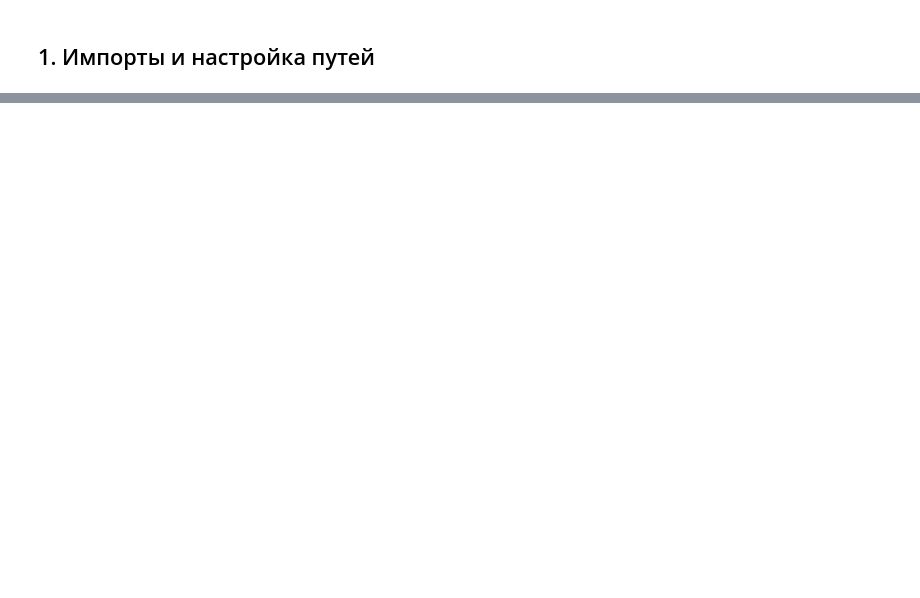
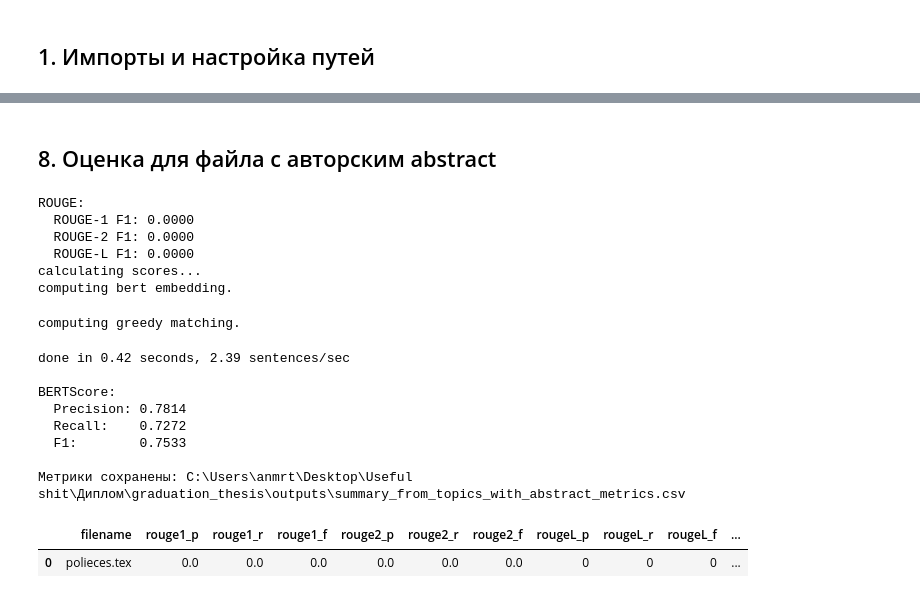
Before and after one commit to AnastasiyaMartynova/graduation_thesis, a Jupyter notebook: 06_summarization.ipynb, the cells around one changed output, grey strips where cells are left out. Saved outputs shown, nothing was run; the diff lists cells and outputs as text; code cells hidden in the pictures; blank space fills up the shorter version.

```diff
--- a/06_summarization.ipynb
+++ b/06_summarization.ipynb
@@ -459,0 +739,77 @@ print("Колонки:", final_cols)
+# %% [markdown]
+## 8. Оценка для файла с авторским abstract
+# %%
+metrics = {"filename": one_row["filename"]}
+reference = str(one_row.get("abstract", "")).strip()
+hypothesis = str(one_summary).strip()
+
+# ROUGE.
+try:
+    from rouge_score import rouge_scorer
+
+    scorer = rouge_scorer.RougeScorer(
+        ["rouge1", "rouge2", "rougeL"],
+        use_stemmer=False,
+    )
+    rouge_scores = scorer.score(reference, hypothesis)
+    for name, score in rouge_scores.items():
+        metrics[f"{name}_p"] = score.precision
+        metrics[f"{name}_r"] = score.recall
+        metrics[f"{name}_f"] = score.fmeasure
+
+    print("ROUGE:")
+    print(f"  ROUGE-1 F1: {metrics['rouge1_f']:.4f}")
+    print(f"  ROUGE-2 F1: {metrics['rouge2_f']:.4f}")
+    print(f"  ROUGE-L F1: {metrics['rougeL_f']:.4f}")
+except Exception as e:
+    print("ROUGE не рассчитан:", e)
+
+# BERTScore можно отключить, если нет нужной библиотеки или модель долго загружается.
+RUN_BERTSCORE = True
+if RUN_BERTSCORE:
+    try:
+        from bert_score import score as bert_score
+
+        P, R, F1 = bert_score(
+            [hypothesis],
+            [reference],
+            lang="ru",
+            model_type="intfloat/multilingual-e5-small",
+            num_layers=12,
+            verbose=True,
+        )
+        metrics["bertscore_p"] = float(P[0])
+        metrics["bertscore_r"] = float(R[0])
+        metrics["bertscore_f1"] = float(F1[0])
+
+        print("\nBERTScore:")
+        print(f"  Precision: {metrics['bertscore_p']:.4f}")
+        print(f"  Recall:    {metrics['bertscore_r']:.4f}")
+        print(f"  F1:        {metrics['bertscore_f1']:.4f}")
+    except Exception as e:
+        print("BERTScore не рассчитан:", e)
+
+metrics_df = pd.DataFrame([metrics])
+metrics_output_path = OUTPUT_DIR / "summary_from_topics_with_abstract_metrics.csv"
+metrics_df.to_csv(metrics_output_path, index=False, encoding="utf-8")
+print("\nМетрики сохранены:", metrics_output_path)
+
+display(metrics_df)
+# %% [output]
+ROUGE:
+  ROUGE-1 F1: 0.0000
+  ROUGE-2 F1: 0.0000
+  ROUGE-L F1: 0.0000
+calculating scores...
+computing bert embedding.
+computing greedy matching.
+done in 0.42 seconds, 2.39 sentences/sec
+
+BERTScore:
+  Precision: 0.7814
+  Recall:    0.7272
+  F1:        0.7533
+
+Метрики сохранены: C:\Users\anmrt\Desktop\Useful shit\Диплом\graduation_thesis\outputs\summary_from_topics_with_abstract_metrics.csv
+|  | filename | rouge1_p | rouge1_r | rouge1_f | rouge2_p | rouge2_r | rouge2_f | rougeL_p | rougeL_r | rougeL_f | ... |
+| 0 | polieces.tex | 0.0 | 0.0 | 0.0 | 0.0 | 0.0 | 0.0 | 0 | 0 | 0 | ... |
```
Also changed, not shown: parts of 42 cells of this notebook, 1 other file.
